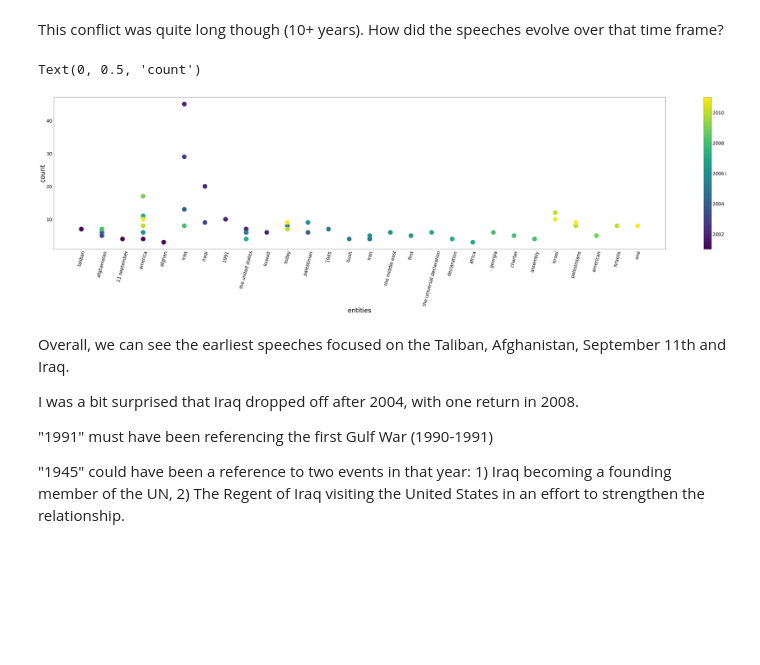
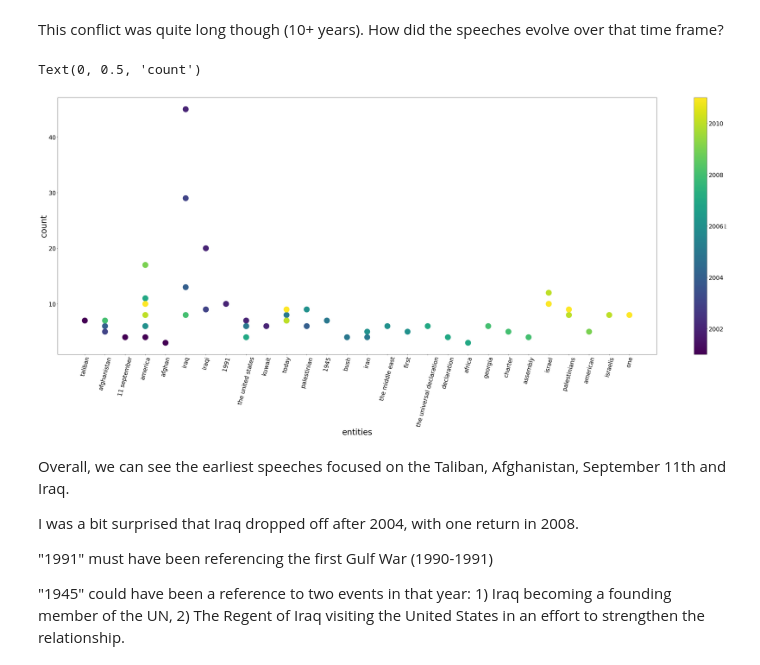
Before and after one commit to ccdatapdx/Data-Analysis, a Jupyter notebook: un-speeches-analysis.ipynb, the cells around one changed output. Saved outputs shown, nothing was run; the diff lists cells and outputs as text; code cells hidden in the pictures; blank space fills up the shorter version.

```diff
--- a/un-speeches-analysis.ipynb
+++ b/un-speeches-analysis.ipynb
@@ -145,32 +145,32 @@ This conflict was quite long though (10+ years). How did the speeches evolve ove
 # %%
 iraq_911_us_evo =  (iraq_911_us
                     .groupby('year')['entities']
                     .value_counts()
                     .reset_index()
                     .groupby('year')
                     .head(5)
                   )
 
 fig = iraq_911_us_evo.plot(kind='scatter',
                      x='entities',
                      y='count',
                      colorbar=True,
                      colormap='viridis',
                      c='year',
                      s=600,
                      fontsize=25,
                      rot=75,
-                     figsize=(75,15)
+                     figsize=(58,20)
                     )
 
 colorbar = fig.figure.axes[1]
 colorbar.tick_params(labelsize=25)
 
 plt.xlabel('entities',fontsize=35)
 plt.ylabel('count',fontsize=35)
 # %% [output]
 Text(0, 0.5, 'count')
-[figure, old version]
+[figure, new version]
 # %% [markdown]
 Overall, we can see the earliest speeches focused on the Taliban, Afghanistan, September 11th and Iraq.
 
```
Also changed, not shown: parts of 1 cell of this notebook.
